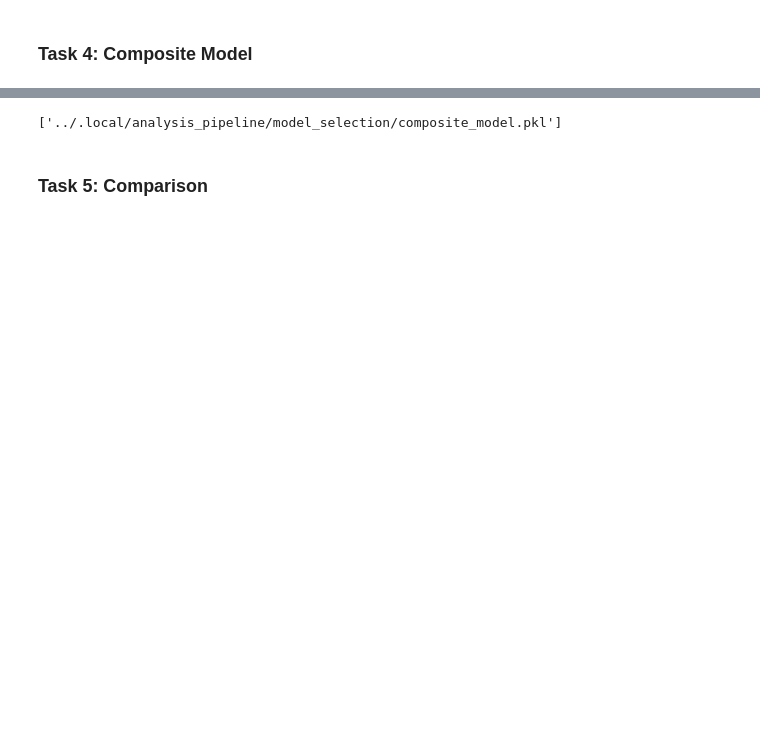
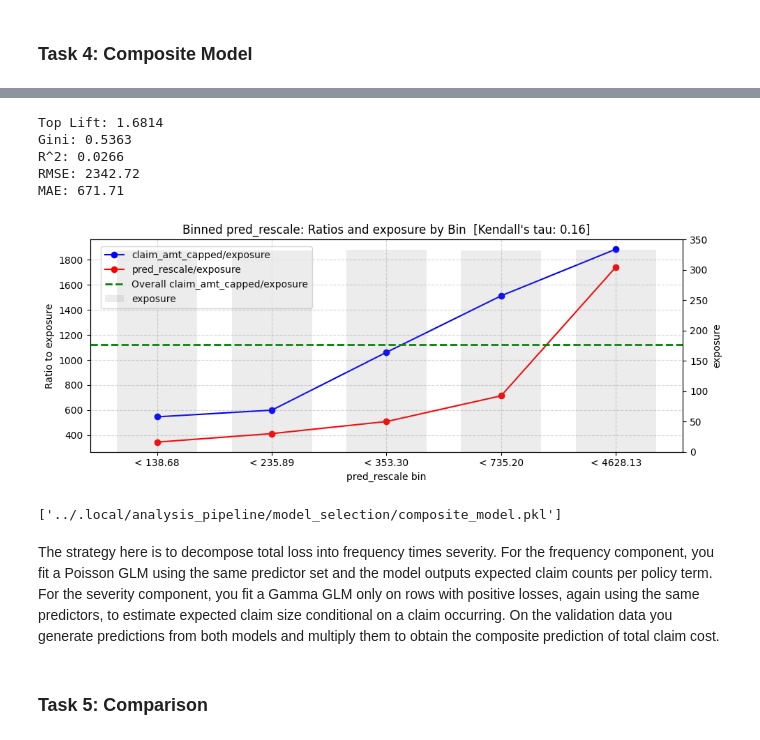
Before and after one commit to dd080604/Datathon, a Jupyter notebook: 3_model_selection.ipynb, the cells around one changed output, grey strips where cells are left out. Saved outputs shown, nothing was run; the diff lists cells and outputs as text; code cells hidden in the pictures; blank space fills up the shorter version.

```diff
--- a/3_model_selection.ipynb
+++ b/3_model_selection.ipynb
@@ -828,21 +841,54 @@ sev_model.fit(X_train_sev, y_sev_train)
 sev_pred_val = sev_model.predict(X_val_sev)
 # %%
-# ===== COMPOSITE TOTAL LOSS PREDICTION =====
+# Composite
 
 total_pred_val = freq_pred_val * sev_pred_val
 
-# If your "actual" total loss column is claim_amt_capped:
-y_total_val = val_data["claim_amt_capped"].astype(float)
 
-me = ModelEvaluation(y_total_val, total_pred_val)
+# Out-of-sample prediction on validation set
+val_pred = total_pred_val
+val_data['pred_per_exposure'] = val_pred
+val_data['pred'] = val_data['pred_per_exposure'] * val_data['exposure']  # Scale by exposure
+val_data['pred_rescale'] = val_data['pred'] * rescale_factor_2
+
+data = val_data.copy()
+
+# Define variables
+exp_var = 'exposure'
+pred_var = 'pred_rescale'
+var_1 = 'claim_amt_capped'
+var_2 = 'pred_rescale'
+nbins = 5
+
+
+# Create and run PredictivenessCheck
+pc = PredictivenessCheck(
+    df=data,
+    pred_var=pred_var,
+    exp_var=exp_var,
+    var_1=var_1,
+    var_2=var_2
+)
+
+pc.binning(nbins=nbins)
+pc.aggregate()
+
+# Compute top lift
+pc.top_lift()
+
+# Compute R^2, RMSE, and MAE
+var_2 = 'pred'
+me = ModelEvaluation(data[var_1], data[var_2])
+gini = me.gini()
+r2 = me.r2()
 rmse = me.rmse()
-mae  = me.mae()
-r2   = me.r2()
-gini = me.gini()
+mae = me.mae()
 
-print(f"Composite Poisson-Gamma model on validation:")
-print(f"  RMSE: {rmse:0.4f}")
-print(f"  MAE : {mae:0.4f}")
-print(f"  R^2 : {r2:0.4f}")
-print(f"  Gini : {gini:0.4f}")
+# Print results
+print(f"Top Lift: {pc.top_lift:.4f}")
+print(f"Gini: {gini:.4f}")
+print(f"R^2: {r2:.4f}")
+print(f"RMSE: {rmse:.2f}")
+print(f"MAE: {mae:.2f}")
+pc.plot(figsize=(10, 4))
 # %% [output]
@@ -854,3 +910,9 @@ Composite Poisson-Gamma model on validation:
+Top Lift: 1.6814
+Gini: 0.5363
+R^2: 0.0266
+RMSE: 2342.72
+MAE: 671.71
+[figure, added]
 # %%
 import joblib
 
@@ -864,5 +926,7 @@ composite_model = {
 joblib.dump(composite_model, f"{output_folder}/composite_model.pkl")
 # %% [output]
 ['../.local/analysis_pipeline/model_selection/composite_model.pkl']
+# %% [markdown]
+The strategy here is to decompose total loss into frequency times severity. For the frequency component, you fit a Poisson GLM using the same predictor set and the model outputs expected claim counts per policy term. For the severity component, you fit a Gamma GLM only on rows with positive losses, again using the same predictors, to estimate expected claim size conditional on a claim occurring. On the validation data you generate predictions from both models and multiply them to obtain the composite prediction of total claim cost.
 # %% [markdown]
 ### Task 5: Comparison
```
Also changed, not shown: parts of 6 cells of this notebook.
